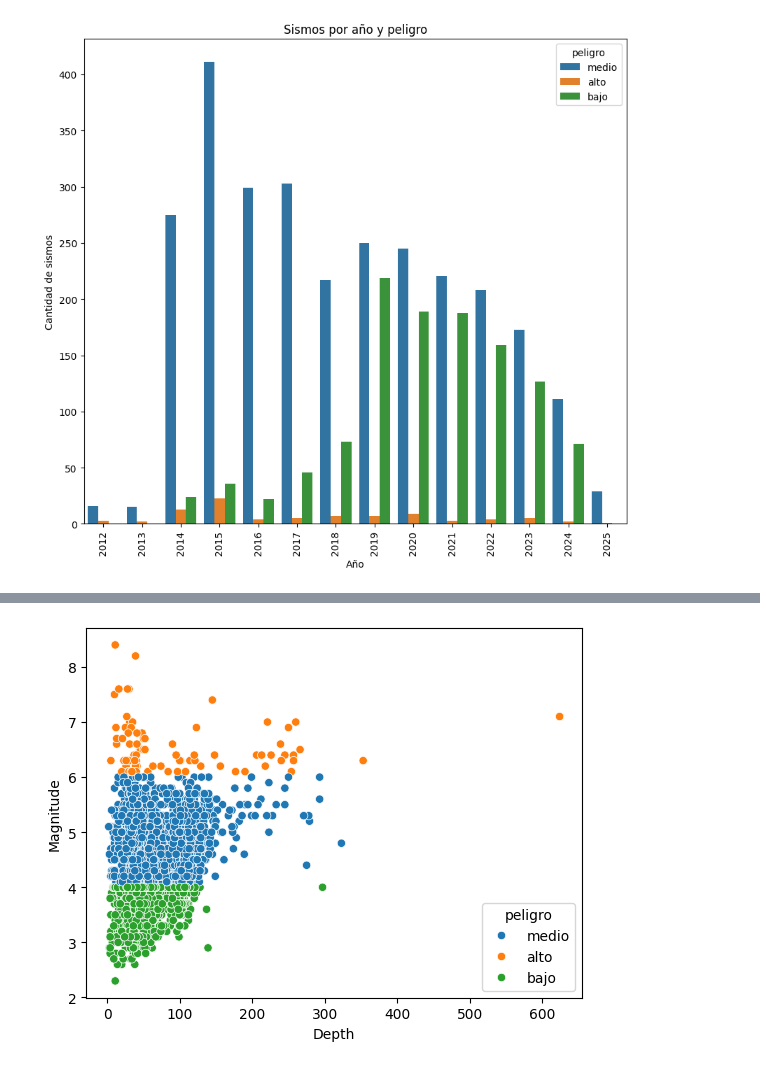
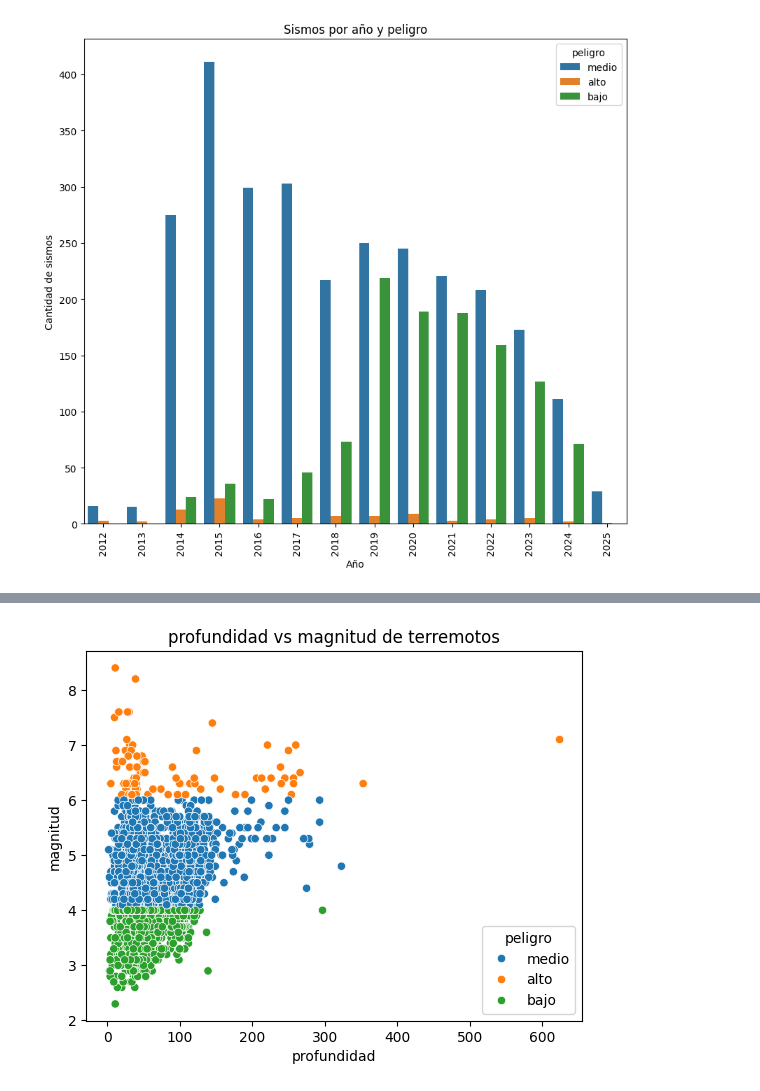
Before and after one commit to Branlut/terremos-Chile, a Jupyter notebook: analisis.ipynb, the cells around one changed output, grey strips where cells are left out. Cells and saved outputs as stored; diff of their text form; code cells hidden in the pictures.

```diff
--- a/analisis.ipynb
+++ b/analisis.ipynb
@@ -122,7 +147,10 @@ plt.show()
 # %%
 sns.scatterplot(data=df_sismos,x='Depth',y='Magnitude',hue='peligro')
+plt.title('profundidad vs magnitud de terremotos')
+plt.xlabel('profundidad')
+plt.ylabel('magnitud')
 plt.show()
 # %% [output]
-[figure, old version]
+[figure, new version]
 # %%
 plt.figure(figsize=(15,8))
```
Also changed, not shown: parts of 6 cells of this notebook.
